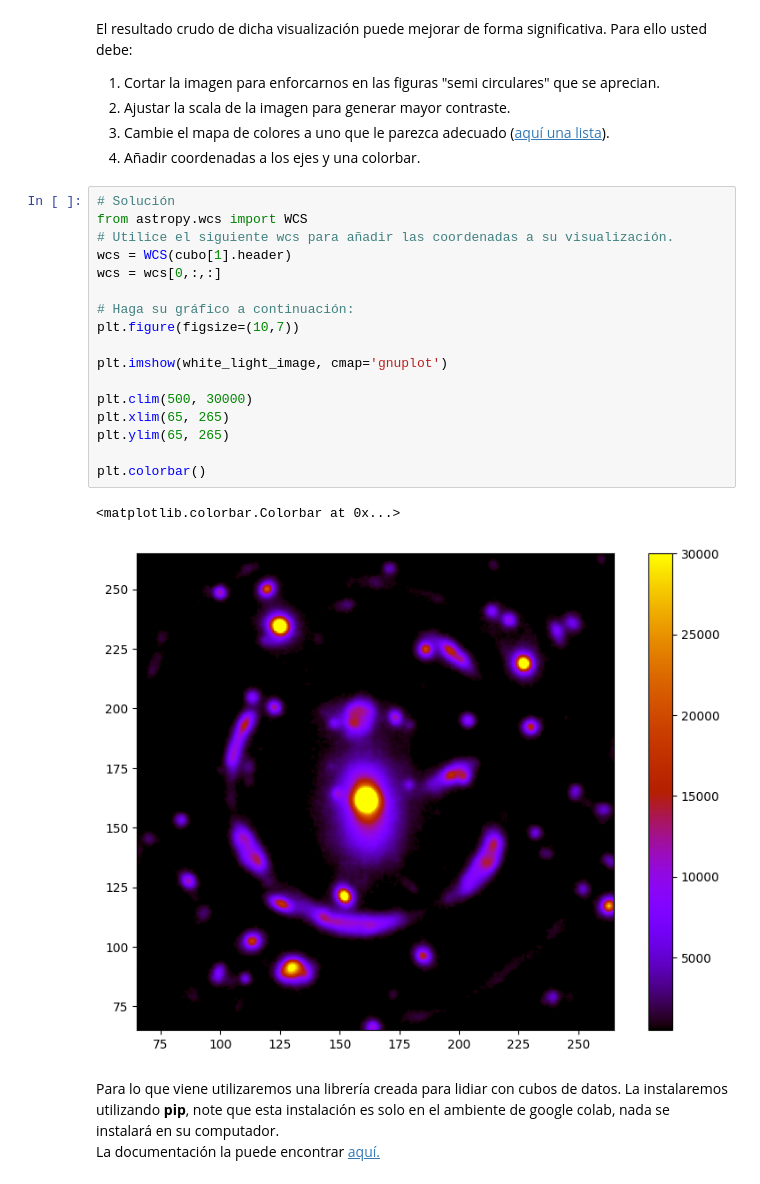
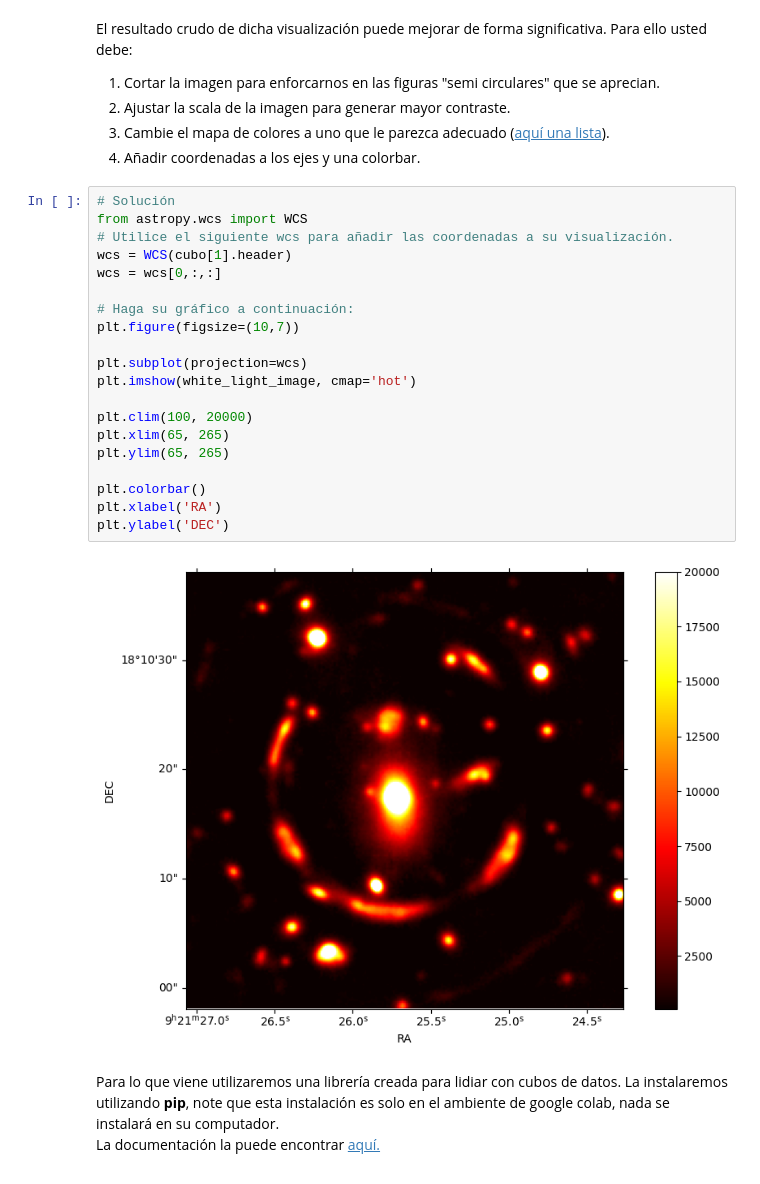
Before and after one commit to p-salv/Tarea-4, a Jupyter notebook: Tarea4.ipynb, the cells around one changed output. Drawn from its saved outputs; the diff is of its cells as text.

```diff
--- a/Tarea4.ipynb
+++ b/Tarea4.ipynb
@@ -147,23 +147,25 @@ Para ello usted debe:
 # %%
 # Solución
 from astropy.wcs import WCS
 # Utilice el siguiente wcs para añadir las coordenadas a su visualización.
 wcs = WCS(cubo[1].header)
 wcs = wcs[0,:,:]
 
 # Haga su gráfico a continuación:
 plt.figure(figsize=(10,7))
 
-plt.imshow(white_light_image, cmap='gnuplot')
+plt.subplot(projection=wcs)
+plt.imshow(white_light_image, cmap='hot')
 
-plt.clim(500, 30000)
+plt.clim(100, 20000)
 plt.xlim(65, 265)
 plt.ylim(65, 265)
 
 plt.colorbar()
+plt.xlabel('RA')
+plt.ylabel('DEC')
 # %% [output]
-<matplotlib.colorbar.Colorbar at 0x...>
-[figure, old version]
+[figure, new version]
 # %% [markdown]
 Para lo que viene utilizaremos una librería creada para lidiar con cubos de datos.
 La instalaremos utilizando **pip**, note que esta instalación es solo en el ambiente de google colab, nada se instalará en su computador.
```
Also changed, not shown: parts of 2 cells of this notebook.
